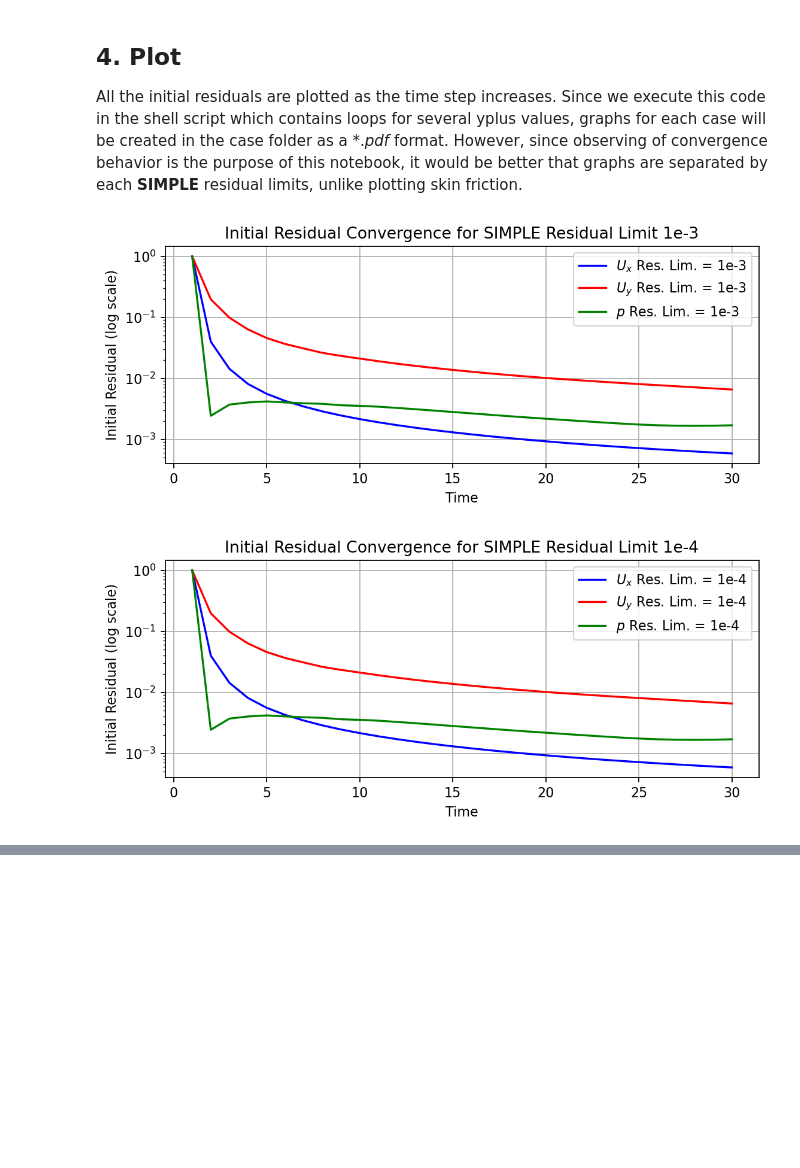
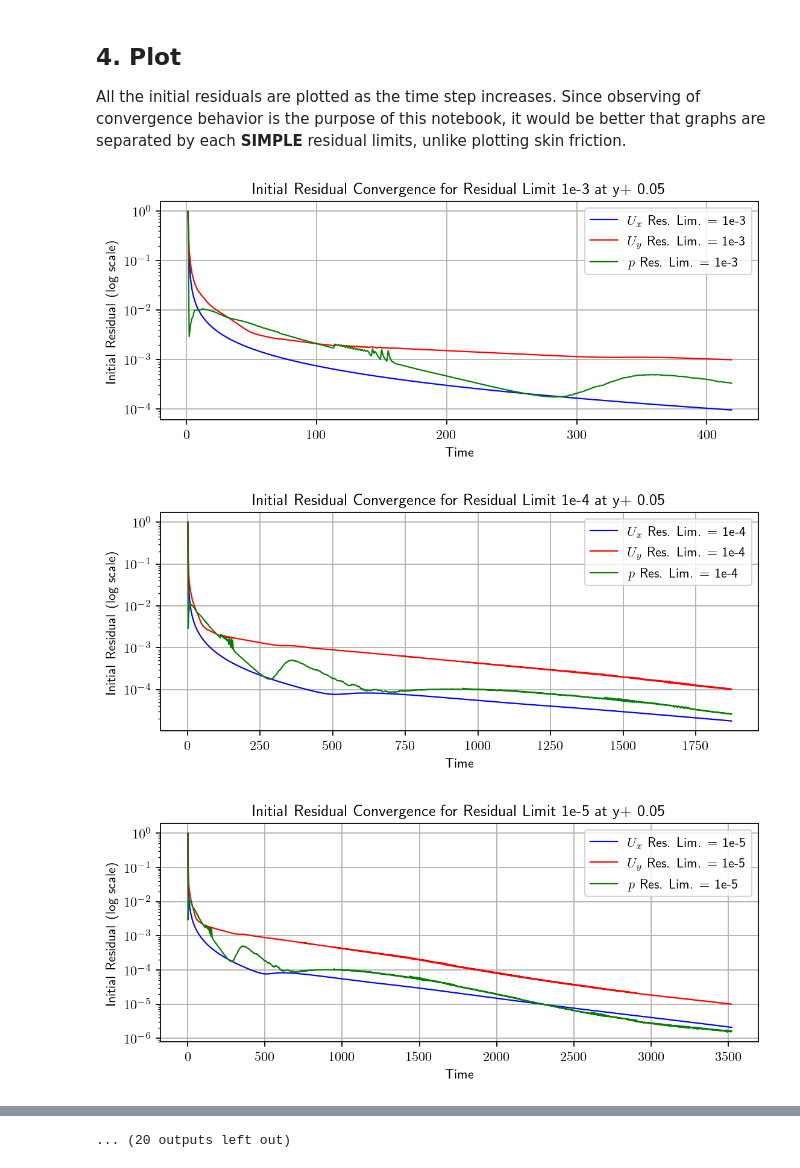
Before and after one commit to AndreWeiner/wall_modeling, a Jupyter notebook: notebooks/PlotResiduals.ipynb, the cells around one changed output, grey strips where cells are left out. Cells and saved outputs as stored; diff of their text form; code cells hidden in the pictures; blank space fills up the shorter version.

Commit message:
Revise code, plot for parallel computing setup with 5000 iteration limit; #1.

```diff
--- a/notebooks/PlotResiduals.ipynb
+++ b/notebooks/PlotResiduals.ipynb
@@ -37,2 +24,6 @@ res_list = res_list[1:]
+# %%
+model = "kOmegaSST"
+yp = ['0.05', '1', '2', '5', '10', '30', '50', '100']
+res_list = ['1e-3', '1e-4', '1e-5', '1e-6']
 # %% [markdown]
 ## **2. Load Data**
@@ -40,8 +31,6 @@ A \*.*csv* file that is created during simulation is loaded to python. For this
 # %%
-# This line that is commented out for the purpose of testing in jupyter notebook.
-#solverInfo_path = ['../run/turbulentFlatPlate1/yplus_{}/solverInfo_{}_{}_{}.csv'.format(str(yp), model, str(yp), res_list[i]) for i in range(len(res_list))]
-solverInfo_path = ['yplus_{}/solverInfo_{}_{}_{}.csv'.format(str(yp), model, str(yp), res_list[i]) for i in range(len(res_list))]
-solverInfo_data = [pd.read_csv(solverInfo_path[j], delim_whitespace=True, skiprows = 1) for j in range(len(res_list))]
+solverInfo_path = [run + 'turbulentFlatPlate/yplus_{}/solverInfo_{}_{}_{}.csv'.format(yp[j], model, yp[j], res_list[i]) for j in range(len(yp)) for i in range(len(res_list))]
+solverInfo_data = [pd.read_csv(solverInfo_path[i + len(res_list)*j], delim_whitespace=True, skiprows = 1) for j in range(len(yp)) for i in range(len(res_list))]
 solverInfo_data[0].head()
 # %% [output]
 |  | Time | U_solver | Ux_initial | Ux_final | Ux_iters | Uy_initial | Uy_final | Uy_iters | U_converged | ... |
@@ -57,25 +46,28 @@ In \*.*csv* file of *'solverInfo'*, all the residuals for *'U<sub>x</sub>'*, *'U
 # %%
-Ux_init_res = [solverInfo_data[k]['Ux_initial'] for k in range(len(res_list))]
-Uy_init_res = [solverInfo_data[l]['Uy_initial'] for l in range(len(res_list))]
-p_init_res = [solverInfo_data[m]['p_initial'] for m in range(len(res_list))]
-t = [solverInfo_data[p]['Time'] for p in range(len(res_list))]
+Ux_init_res = [solverInfo_data[i + len(res_list)*j]['Ux_initial'] for j in range(len(yp)) for i in range(len(res_list))]
+Uy_init_res = [solverInfo_data[i + len(res_list)*j]['Uy_initial'] for j in range(len(yp)) for i in range(len(res_list))]
+p_init_res = [solverInfo_data[i + len(res_list)*j]['p_initial'] for j in range(len(yp)) for i in range(len(res_list))]
+t = [solverInfo_data[i + len(res_list)*j]['Time'] for j in range(len(yp)) for i in range(len(res_list))]
 # %% [markdown]
 ## **4. Plot**
 
-All the initial residuals are plotted as the time step increases. Since we execute this code in the shell script which contains loops for several yplus values, graphs for each case will be created in the case folder as a \*.*pdf* format. However, since observing of convergence behavior is the purpose of this notebook, it would be better that graphs are separated by each **SIMPLE** residual limits, unlike plotting skin friction.
+All the initial residuals are plotted as the time step increases. Since observing of convergence behavior is the purpose of this notebook, it would be better that graphs are separated by each **SIMPLE** residual limits, unlike plotting skin friction.
 # %%
-for n in range(len(res_list)):
-    fig, ax = plt.subplots(1, 1, figsize=(8, 3))
-    plt.yscale("log")
-    plt.grid()
-    plt.title("Initial Residual Convergence for SIMPLE Residual Limit {}".format(res_list[n]))
-    ax.set_xlabel("Time")
-    ax.set_ylabel("Initial Residual (log scale)")
-    ax.plot(t[n], Ux_init_res[n], color = 'b', label = "$U_x$ Res. Lim. = {}".format(res_list[n]))
-    ax.plot(t[n], Uy_init_res[n], color = 'r', label = "$U_y$ Res. Lim. = {}".format(res_list[n]))
-    ax.plot(t[n], p_init_res[n], color = 'g', label = "$p$ Res. Lim. = {}".format(res_list[n]))
-    ax.legend()
-    plt.savefig("yplus_{}/solverInfo_{}_{}_{}.pdf".format(str(yp), model, str(yp), res_list[n]), bbox_inches="tight")
+lw = 1.0
+for j in range(len(yp)):
+    for i in range(len(res_list)):
+        fig, ax = plt.subplots(1, 1, figsize=(8, 3))
+        plt.yscale("log")
+        plt.grid()
+        plt.title("Initial Residual Convergence for Residual Limit {} at y+ {}".format(res_list[i], yp[j]))
+        ax.set_xlabel("Time")
+        ax.set_ylabel("Initial Residual (log scale)")
+        ax.plot(t[i + len(res_list)*j], Ux_init_res[i + len(res_list)*j], color = 'b', label = "$U_x$ Res. Lim. = {}".format(res_list[i]), lw = lw)
+        ax.plot(t[i + len(res_list)*j], Uy_init_res[i + len(res_list)*j], color = 'r', label = "$U_y$ Res. Lim. = {}".format(res_list[i]), lw = lw)
+        ax.plot(t[i + len(res_list)*j], p_init_res[i + len(res_list)*j], color = 'g', label = "$p$ Res. Lim. = {}".format(res_list[i]), lw = lw)
+        ax.legend()
+        plt.savefig(output + "solverInfo_{}_yp{}_{}.pdf".format(model, yp[j], res_list[i]), bbox_inches="tight")
 # %% [output]
-[figure, old version]
+[figure, new version]
-[figure, old version]
+[figure, new version]
+[figure, added]
@@ -81,0 +83 @@ for n in range(len(res_list)):
+... (20 outputs left out)
```
Also changed, not shown: parts of 10 cells of this notebook, 1 other file.
